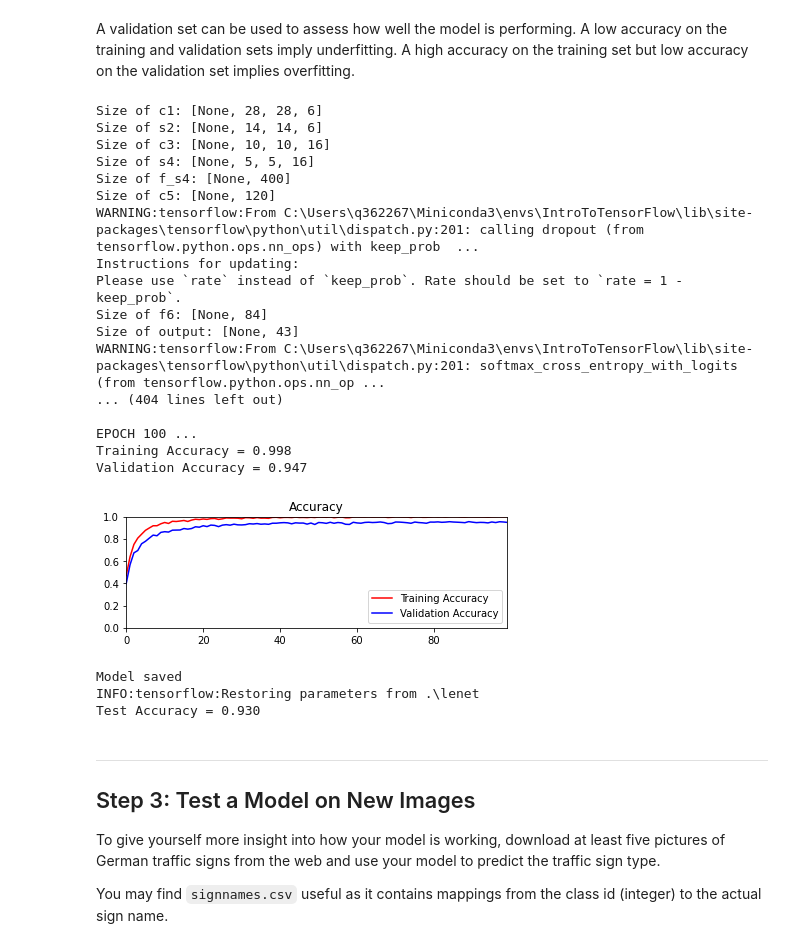
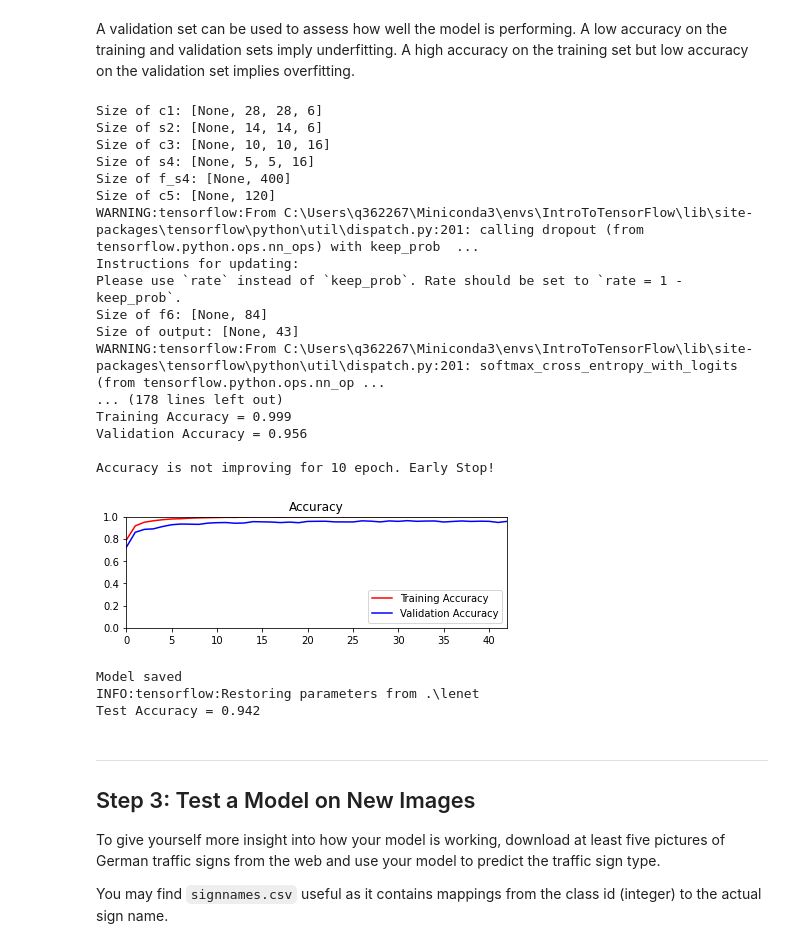
Before and after one commit to serhiy-smirnov/CarND-Traffic-Sign-Classifier-Project, a Jupyter notebook: Traffic_Sign_Classifier.ipynb, the cells around one changed output. Saved outputs shown, nothing was run; the diff lists cells and outputs as text; code cells hidden in the pictures.

```diff
--- a/Traffic_Sign_Classifier.ipynb
+++ b/Traffic_Sign_Classifier.ipynb
@@ -194,6 +194,12 @@ Use the code cell (or multiple code cells, if necessary) to implement the first
 from sklearn.utils import shuffle
 
 X_train, y_train = shuffle(X_train, y_train)
+
+X_train = X_train * 1.0/127.5 - 1.0
+X_valid = X_valid * 1.0/127.5 - 1.0
+X_test = X_test * 1.0/127.5 - 1.0
+#print(X_train)
+#print(y_train)
 # %% [markdown]
 ### Model Architecture
 # %%
@@ -328,7 +334,7 @@ keep_prob = tf.placeholder(tf.float32)
 # Parameters for "early stop" regularization method
 
 # use "early stop" method
-early_stop = False
+early_stop = True
 # max number of epochs without accuracy improvement, that we will tolerate
 max_non_improving_epochs = 10
 # best achieved accuracy
@@ -410,41 +416,41 @@ with tf.Session() as sess:
     acc_plot.set_xlim([log_epochs[0], log_epochs[-1]])
     acc_plot.legend(loc=4)
     plt.tight_layout()
     plt.show()
 
     saver.save(sess, './lenet')
     print("Model saved")
 
 
 # Evaluating the Model with the standard dataset
 
 with tf.Session() as sess:
     saver.restore(sess, tf.train.latest_checkpoint('.'))
 
     test_accuracy = evaluate(X_test, y_test)
     print("Test Accuracy = {:.3f}".format(test_accuracy))
 # %% [output]
 Size of c1: [None, 28, 28, 6]
 Size of s2: [None, 14, 14, 6]
 Size of c3: [None, 10, 10, 16]
 Size of s4: [None, 5, 5, 16]
 Size of f_s4: [None, 400]
 Size of c5: [None, 120]
 WARNING:tensorflow:From C:\Users\q362267\Miniconda3\envs\IntroToTensorFlow\lib\site-packages\tensorflow\python\util\dispatch.py:201: calling dropout (from tensorflow.python.ops.nn_ops) with keep_prob  ...
 Instructions for updating:
 Please use `rate` instead of `keep_prob`. Rate should be set to `rate = 1 - keep_prob`.
 Size of f6: [None, 84]
 Size of output: [None, 43]
 WARNING:tensorflow:From C:\Users\q362267\Miniconda3\envs\IntroToTensorFlow\lib\site-packages\tensorflow\python\util\dispatch.py:201: softmax_cross_entropy_with_logits (from tensorflow.python.ops.nn_op ...
-... (404 lines left out)
+... (178 lines left out)
+Training Accuracy = 0.999
+Validation Accuracy = 0.956
 
-EPOCH 100 ...
-Training Accuracy = 0.998
-Validation Accuracy = 0.947
+Accuracy is not improving for 10 epoch. Early Stop!
-[figure, old version]
+[figure, new version]
 Model saved
 INFO:tensorflow:Restoring parameters from .\lenet
-Test Accuracy = 0.930
+Test Accuracy = 0.942
 # %% [markdown]
 ---
 
```
Also changed, not shown: parts of 8 cells of this notebook.
